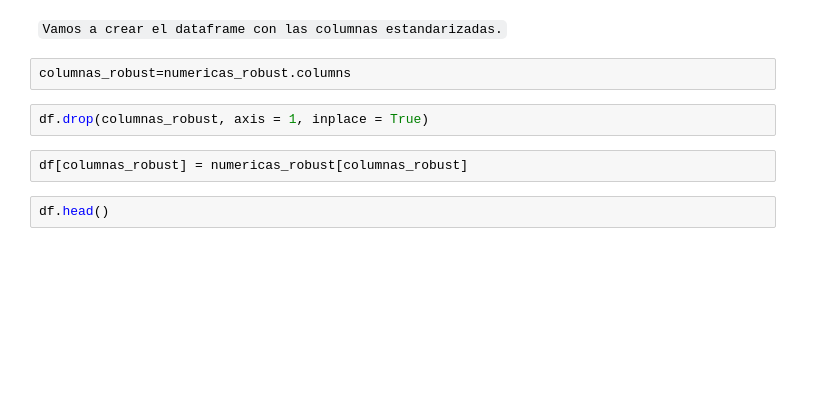
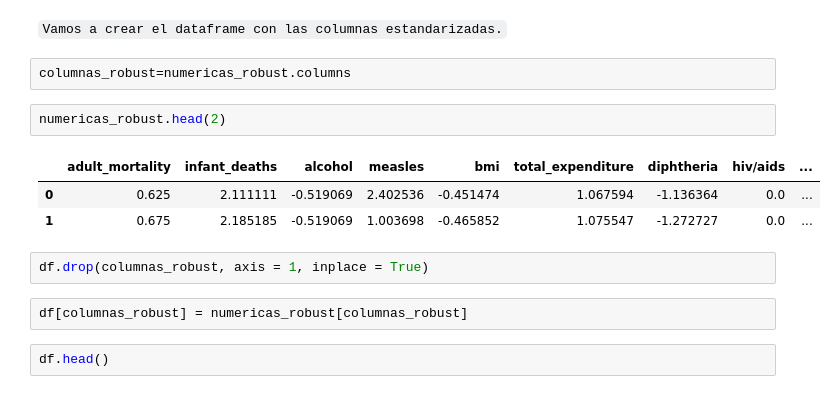
Before and after one commit to Adalab/DA-promo-c-modulo-3-sprint-1-Ximena-Anahi, a Jupyter notebook: 1. Regresion Lineal/6.pp-estandarizacion.ipynb, the cells around one changed output. Drawn from its saved outputs; the diff is of its cells as text; blank space fills up the shorter version.

```diff
--- a/1. Regresion Lineal/6.pp-estandarizacion.ipynb
+++ b/1. Regresion Lineal/6.pp-estandarizacion.ipynb
@@ -129,6 +176,12 @@ numericas_robust.shape
 `Vamos a crear el dataframe con las columnas estandarizadas.`
 # %%
 columnas_robust=numericas_robust.columns
+# %%
+numericas_robust.head(2)
+# %% [output]
+|  | adult_mortality | infant_deaths | alcohol | measles | bmi | total_expenditure | diphtheria | hiv/aids | ... |
+| 0 | 0.625 | 2.111111 | -0.519069 | 2.402536 | -0.451474 | 1.067594 | -1.136364 | 0.0 | ... |
+| 1 | 0.675 | 2.185185 | -0.519069 | 1.003698 | -0.465852 | 1.075547 | -1.272727 | 0.0 | ... |
 # %%
 df.drop(columnas_robust, axis = 1, inplace = True)
 # %%
```
Also changed, not shown: parts of 12 cells of this notebook, 12 other files.
